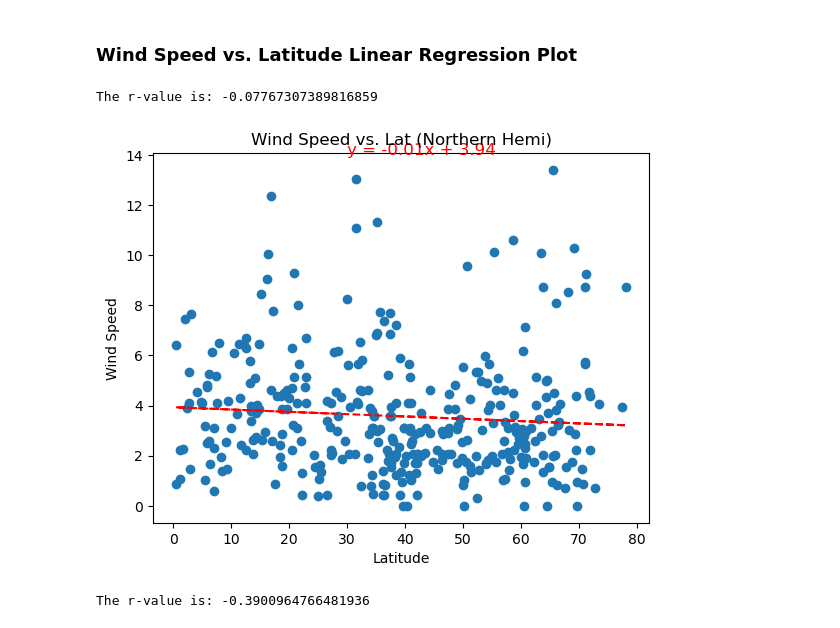
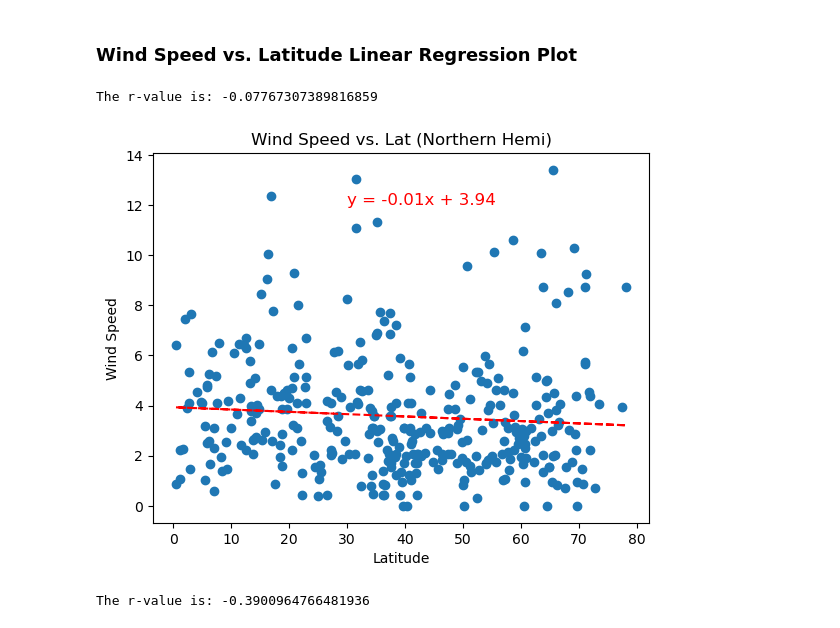
Before and after one commit to oliviabedford24/python-weather-api-calls, a Jupyter notebook: WeatherPy.ipynb, the cells around one changed output. Cells and saved outputs as stored; diff of their text form; code cells hidden in the pictures.

```diff
--- a/WeatherPy.ipynb
+++ b/WeatherPy.ipynb
@@ -445,24 +386,23 @@ The second scatterplot has a similarly low r-value of approximately 0.27, with a
 # %% [markdown]
 ### Wind Speed vs. Latitude Linear Regression Plot
 # %%
-# Northern Hemisphere
 x_value = northern_hemi_df["Lat"]
 y_value = northern_hemi_df["Wind Speed"]
 title = "Wind Speed vs. Lat (Northern Hemi)"
 
 (slope, intercept, rvalue, pvalue , stderr) = linregress(x_value, y_value)
 regress_line = x_value * slope + intercept
 print(f"The r-value is: {rvalue}")
 line_eq = "y = " + str(round(slope, 2)) + "x + " + str(round(intercept, 2))
 
 plt.scatter(x_value, y_value)
 plt.plot(x_value, regress_line, "--", color="red")
 plt.title(title)
 plt.xlabel("Latitude")
 plt.ylabel("Wind Speed")
-plt.annotate(line_eq, (30,3), xytext=(30,14), fontsize=12, color="red")
+plt.annotate(line_eq, (30,3), xytext=(30,12), fontsize=12, color="red")
 plt.show()
 # %% [output]
 The r-value is: -0.07767307389816859
-[figure, old version]
+[figure, new version]
 # %%
```
Also changed, not shown: parts of 24 cells of this notebook, 1 other file.
